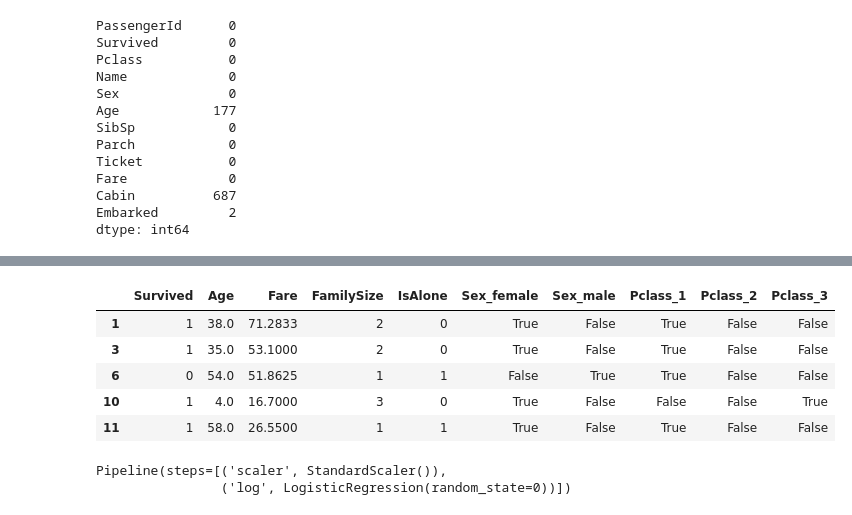
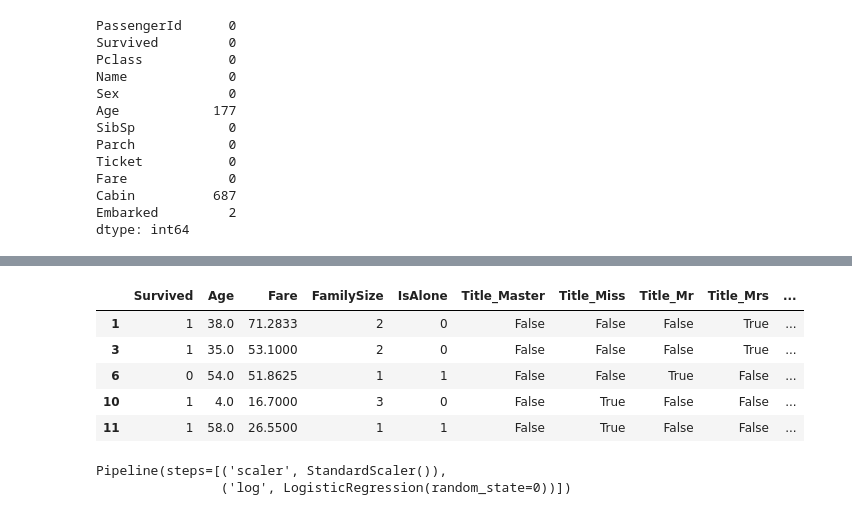
Before and after one commit to xRomory/CCMACLRL_EXERCISES_COM231ML, a Jupyter notebook: exercise_3/DeVera_Exercise3.ipynb, the cells around one changed output, grey strips where cells are left out. Saved outputs shown, nothing was run; the diff lists cells and outputs as text; code cells hidden in the pictures.

```diff
--- a/exercise_3/DeVera_Exercise3.ipynb
+++ b/exercise_3/DeVera_Exercise3.ipynb
@@ -100,26 +100,35 @@ df.head()
 # %%
 # Family size
 df['FamilySize'] = df['SibSp'] + df['Parch'] + 1
 
 # IsAlone
 df['IsAlone'] = (df['FamilySize'] == 1).astype(int)
 
 # Extract Title from Name
 df['Title'] = df['Name'].str.extract(r'([A-Za-z]+)\.', expand=False)
 
+# Simplify titles
+df['Title'] = df['Title'].replace(['Lady', 'Countess','Capt', 'Col', 'Don', 'Dr',
+                                   'Major', 'Rev', 'Sir', 'Jonkheer', 'Dona'], 'Rare')
+df['Title'] = df['Title'].replace(['Mlle', 'Ms'], 'Miss')
+df['Title'] = df['Title'].replace('Mme', 'Mrs')
+
+# Encode Title
+df = pd.get_dummies(df, columns=['Title'])
+
 # Now select features including the new ones
 df = df[['Survived', 'Age', 'Sex', 'Pclass', 'Fare', 'FamilySize', 'IsAlone'] +
         [col for col in df.columns if col.startswith('Title_')]]
 
 df = pd.get_dummies(df, columns=["Sex", "Pclass"])
 df.head()
 # %% [output]
-|  | Survived | Age | Fare | FamilySize | IsAlone | Sex_female | Sex_male | Pclass_1 | Pclass_2 | Pclass_3 |
-| 1 | 1 | 38.0 | 71.2833 | 2 | 0 | True | False | True | False | False |
-| 3 | 1 | 35.0 | 53.1000 | 2 | 0 | True | False | True | False | False |
-| 6 | 0 | 54.0 | 51.8625 | 1 | 1 | False | True | True | False | False |
-| 10 | 1 | 4.0 | 16.7000 | 3 | 0 | True | False | False | False | True |
-| 11 | 1 | 58.0 | 26.5500 | 1 | 1 | True | False | True | False | False |
+|  | Survived | Age | Fare | FamilySize | IsAlone | Title_Master | Title_Miss | Title_Mr | Title_Mrs | ... |
+| 1 | 1 | 38.0 | 71.2833 | 2 | 0 | False | False | False | True | ... |
+| 3 | 1 | 35.0 | 53.1000 | 2 | 0 | False | False | False | True | ... |
+| 6 | 0 | 54.0 | 51.8625 | 1 | 1 | False | False | True | False | ... |
+| 10 | 1 | 4.0 | 16.7000 | 3 | 0 | False | True | False | False | ... |
+| 11 | 1 | 58.0 | 26.5500 | 1 | 1 | False | True | False | False | ... |
 # %%
 x = df.drop(target, axis=1)
 y = df[target]
```
Also changed, not shown: parts of 6 cells of this notebook, 1 other file.
